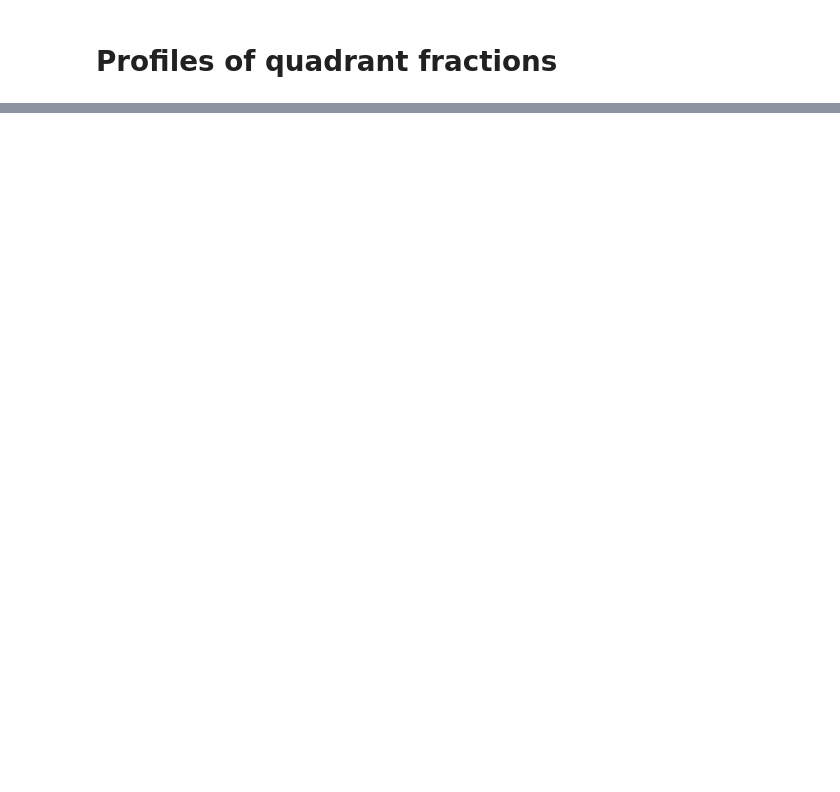
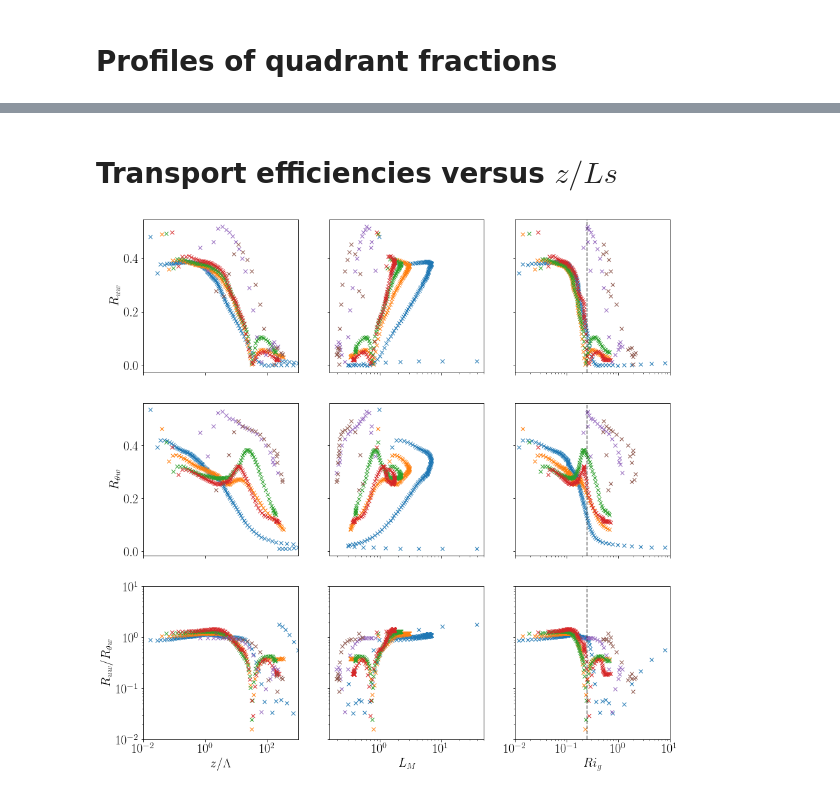
Before and after one commit to bgreene777/SBL_LES, a Jupyter notebook: ipynb/plot_quadrant.ipynb, the cells around one changed output, grey strips where cells are left out. Saved outputs shown, nothing was run; the diff lists cells and outputs as text; code cells hidden in the pictures; blank space fills up the shorter version.

Commit message:
include new sims and test plotting types

```diff
--- a/ipynb/plot_quadrant.ipynb
+++ b/ipynb/plot_quadrant.ipynb
@@ -25,11 +26,12 @@ cmap2 = seaborn.color_palette("cubehelix_r", as_cmap=True)
 # figure save
 figdir = "/home/bgreene/SBL_LES/figures/quadrant/"
 # list of simulations to loop over
-sims = ["0.10", "0.25", "0.33", "0.50"]
+sims = ["cr0.10_u08", "cr0.25_u08", "cr0.33_u08", "cr0.50_u08",
+        "cr0.10_u01", "cr0.25_u01"]
 # empty list to construct paths and store
 dnc_all = []
 for sim in sims:
-    dnc = f"/home/bgreene/simulations/cr{sim}_u08_192/output/netcdf/"
+    dnc = f"/home/bgreene/simulations/{sim}_192/output/netcdf/"
     dnc_all.append(dnc)
 # %%
 # loop over sims and load stats and quadrant data
@@ -283,0 +340,55 @@ ax5[0].xaxis.set_major_locator(MultipleLocator(0.2))
+# %% [markdown]
+# Transport efficiencies versus $z/Ls$
+# %%
+fig6, ax6 = plt.subplots(nrows=3, ncols=3, sharex="col", sharey="row", figsize=(14.8, 15))
+for s in sall:
+    isbl = np.where(s.z < s.he)[0]
+    # plot versus z/Lambda
+    # Ruw
+    ax6[0,0].plot(s.z[isbl]/s.LL, s.Ruw[isbl], "x")
+    # Rtw
+    ax6[1,0].plot(s.z[isbl]/s.LL, s.Rtw[isbl], "x")
+    # Ruw / Rtw
+    ax6[2,0].plot(s.z[isbl]/s.LL, s.Ruw[isbl]/s.Rtw[isbl], "x")
+    # plot versus something
+    # calculate LM = ustar / dudz
+    s["LM"] = s.ustar[isbl] / s.du_dz[isbl]
+    # calculate stress intensity ratio c^2
+    s["c2"] = s.ustar2[isbl]/s.e
+    # Ruw
+    ax6[0,1].plot(s.LM[isbl], s.Ruw[isbl], "x")
+    # Rtw
+    ax6[1,1].plot(s.LM[isbl], s.Rtw[isbl], "x")
+    # Ruw / Rtw
+    ax6[2,1].plot(s.LM[isbl], s.Ruw[isbl]/s.Rtw[isbl], "x")
+    # plot versus Ri
+    # Ruw
+    ax6[0,2].plot(s.Rig[isbl], s.Ruw[isbl], "x")
+    # Rtw
+    ax6[1,2].plot(s.Rig[isbl], s.Rtw[isbl], "x")
+    # Ruw / Rtw
+    ax6[2,2].plot(s.Rig[isbl], s.Ruw[isbl]/s.Rtw[isbl], "x")
+
+ax6[0,0].set_xscale("log")
+ax6[0,0].set_xlim([1e-2, 1e3])
+ax6[0,0].set_ylabel("$R_{uw}$")
+ax6[1,0].set_xscale("log")
+ax6[1,0].set_xlim([1e-2, 1e3])
+ax6[1,0].set_ylabel("$R_{\\theta w}$")
+ax6[2,0].set_xlabel("$z/\\Lambda$")
+ax6[2,0].set_ylabel("$R_{uw} / R_{\\theta w}$")
+ax6[2,0].set_ylim([0.01, 10])
+ax6[2,0].set_yscale("log")
+
+ax6[2,1].set_xscale("log")
+# ax6[2,1].set_xlim([1e-1, 1e1])
+# ax6[2,1].set_xlabel("$L_s/\kappa z$")
+ax6[2,1].set_xlabel("$L_M$")
+
+ax6[2,2].set_xscale("log")
+ax6[2,2].set_xlim([1e-2, 1e1])
+ax6[2,2].set_xlabel("$Ri_g$")
+for iax in ax6[:,2]:
+    iax.axvline(0.25, c="k", ls="--", alpha=0.5)
+# %% [output]
+[figure, added]
```
Also changed, not shown: parts of 14 cells of this notebook.
